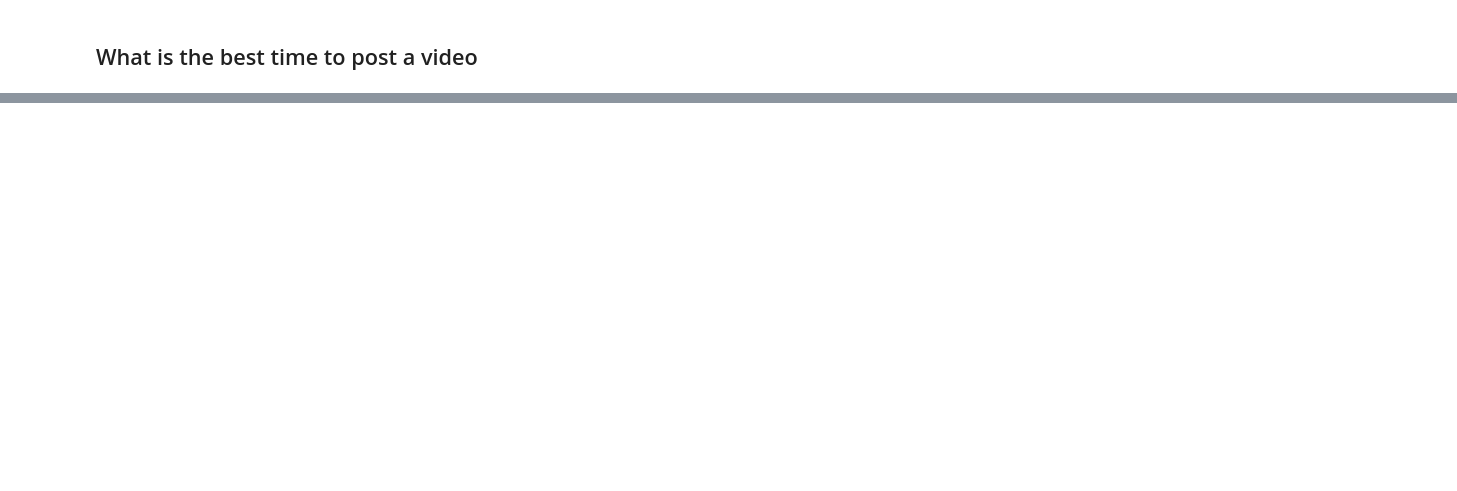
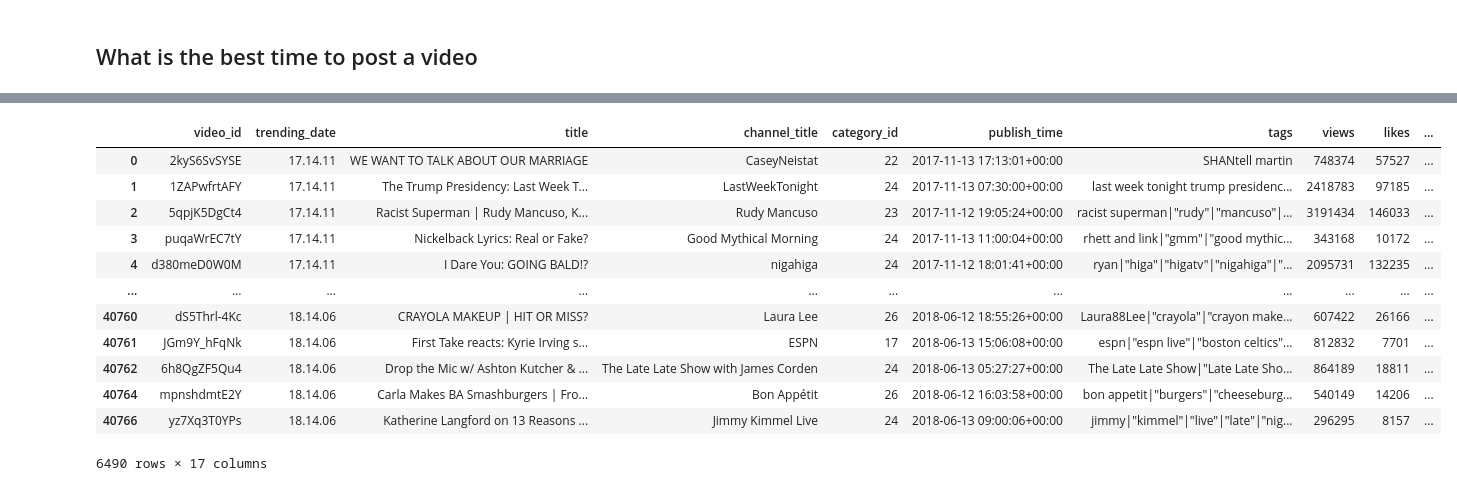
Before and after one commit to Wacboss1/khlabs-intro-to-data-analysis, a Jupyter notebook: intro-to-data-analysis.ipynb, the cells around one changed output, grey strips where cells are left out. Cells and saved outputs as stored; diff of their text form; code cells hidden in the pictures; blank space fills up the shorter version.

```diff
--- a/intro-to-data-analysis.ipynb
+++ b/intro-to-data-analysis.ipynb
@@ -280,0 +318,19 @@ Name: Total, dtype: float64
+# %%
+def get_hour_published(x):
+    return x.time().hour
+unique_videos.loc[:,['hour_published']] = unique_videos['publish_time'].apply(get_hour_published)
+unique_videos
+# %% [output]
+|  | video_id | trending_date | title | channel_title | category_id | publish_time | tags | views | likes | ... |
+| 0 | 2kyS6SvSYSE | 17.14.11 | WE WANT TO TALK ABOUT OUR MARRIAGE | CaseyNeistat | 22 | 2017-11-13 17:13:01+00:00 | SHANtell martin | 748374 | 57527 | ... |
+| 1 | 1ZAPwfrtAFY | 17.14.11 | The Trump Presidency: Last Week T... | LastWeekTonight | 24 | 2017-11-13 07:30:00+00:00 | last week tonight trump presidenc... | 2418783 | 97185 | ... |
+| 2 | 5qpjK5DgCt4 | 17.14.11 | Racist Superman | Rudy Mancuso, K... | Rudy Mancuso | 23 | 2017-11-12 19:05:24+00:00 | racist superman|"rudy"|"mancuso"|... | 3191434 | 146033 | ... |
+| 3 | puqaWrEC7tY | 17.14.11 | Nickelback Lyrics: Real or Fake? | Good Mythical Morning | 24 | 2017-11-13 11:00:04+00:00 | rhett and link|"gmm"|"good mythic... | 343168 | 10172 | ... |
+| 4 | d380meD0W0M | 17.14.11 | I Dare You: GOING BALD!? | nigahiga | 24 | 2017-11-12 18:01:41+00:00 | ryan|"higa"|"higatv"|"nigahiga"|"... | 2095731 | 132235 | ... |
+| ... | ... | ... | ... | ... | ... | ... | ... | ... | ... | ... |
+| 40760 | dS5Thrl-4Kc | 18.14.06 | CRAYOLA MAKEUP | HIT OR MISS? | Laura Lee | 26 | 2018-06-12 18:55:26+00:00 | Laura88Lee|"crayola"|"crayon make... | 607422 | 26166 | ... |
+| 40761 | JGm9Y_hFqNk | 18.14.06 | First Take reacts: Kyrie Irving s... | ESPN | 17 | 2018-06-13 15:06:08+00:00 | espn|"espn live"|"boston celtics"... | 812832 | 7701 | ... |
+| 40762 | 6h8QgZF5Qu4 | 18.14.06 | Drop the Mic w/ Ashton Kutcher & ... | The Late Late Show with James Corden | 24 | 2018-06-13 05:27:27+00:00 | The Late Late Show|"Late Late Sho... | 864189 | 18811 | ... |
+| 40764 | mpnshdmtE2Y | 18.14.06 | Carla Makes BA Smashburgers | Fro... | Bon Appétit | 26 | 2018-06-12 16:03:58+00:00 | bon appetit|"burgers"|"cheeseburg... | 540149 | 14206 | ... |
+| 40766 | yz7Xq3T0YPs | 18.14.06 | Katherine Langford on 13 Reasons ... | Jimmy Kimmel Live | 24 | 2018-06-13 09:00:06+00:00 | jimmy|"kimmel"|"live"|"late"|"nig... | 296295 | 8157 | ... |
+6490 rows × 17 columns
```
Also changed, not shown: parts of 17 cells of this notebook.
